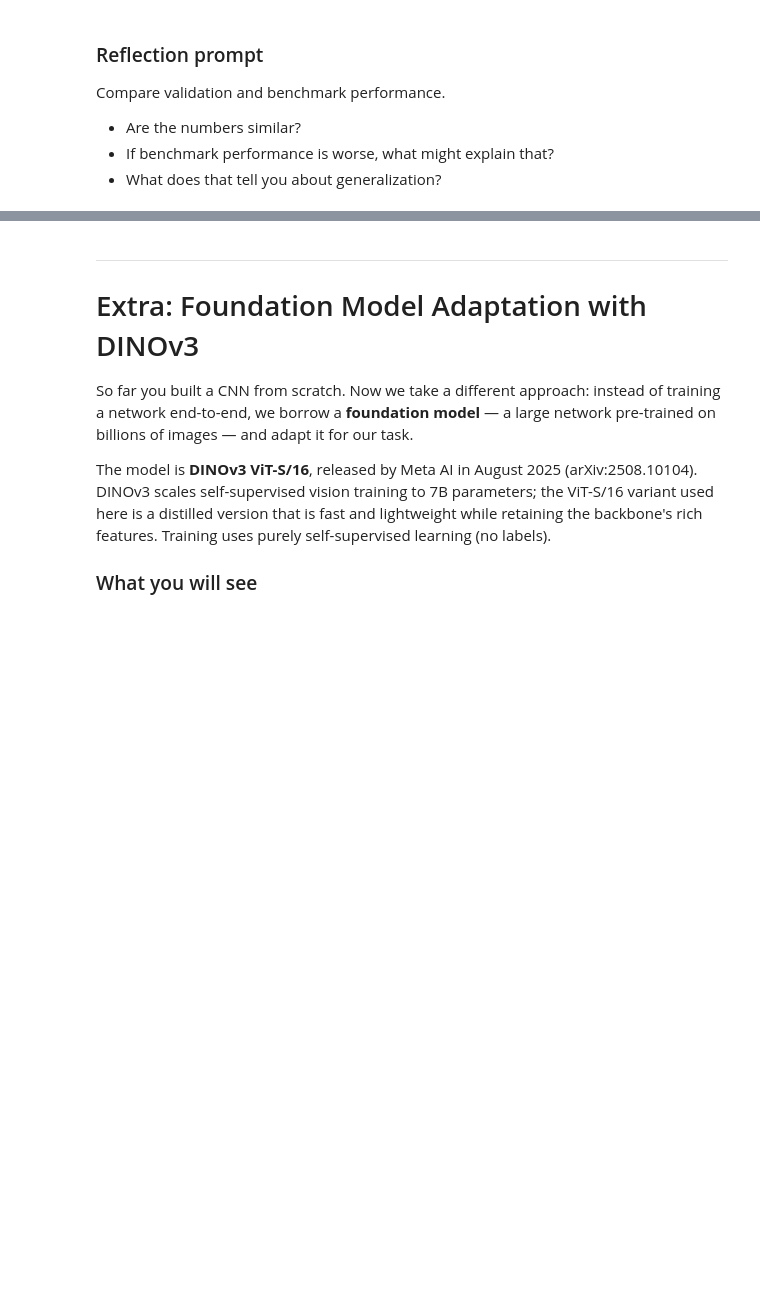
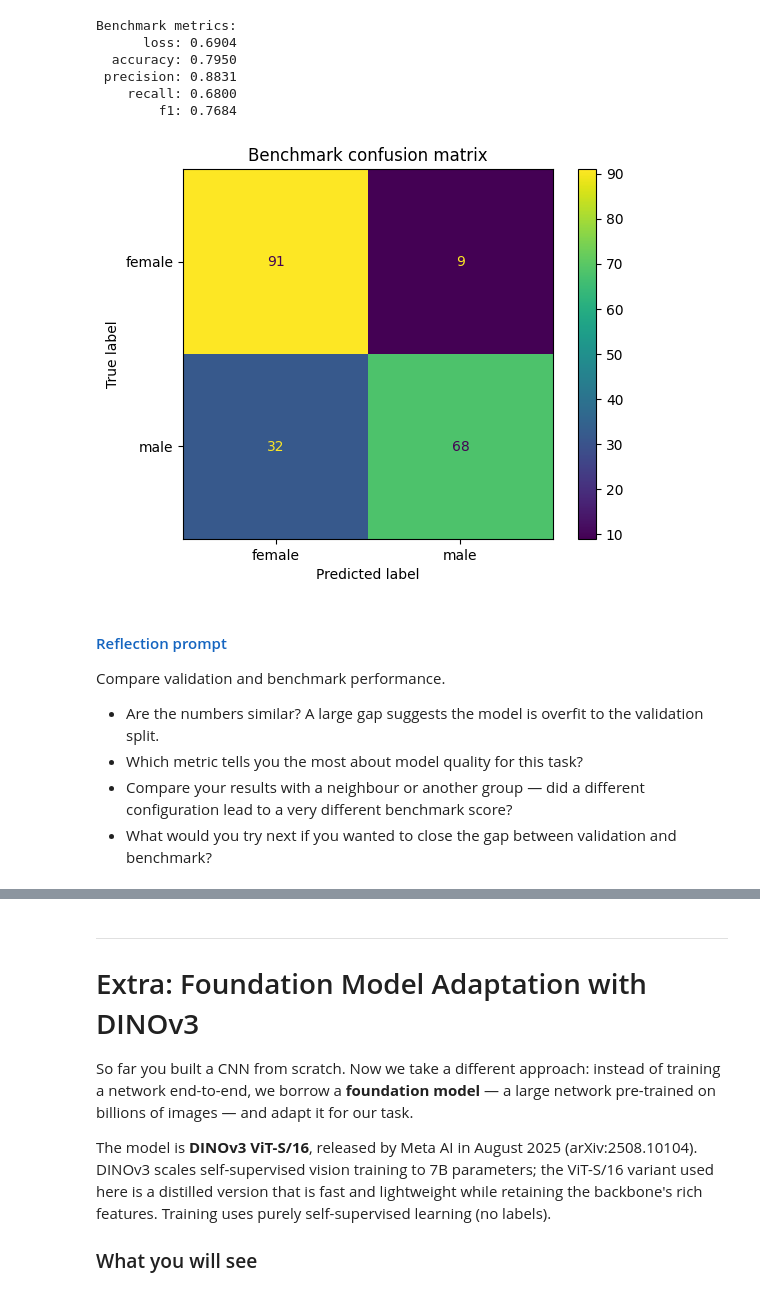
Before and after one commit to FHNW-VISED/cvlab_notebooks, a Jupyter notebook: cvlab_cnns_handcrafted.ipynb, the cells around one changed output, grey strips where cells are left out. Drawn from its saved outputs; the diff is of its cells as text; code cells hidden in the pictures; blank space fills up the shorter version.

```diff
--- a/cvlab_cnns_handcrafted.ipynb
+++ b/cvlab_cnns_handcrafted.ipynb
@@ -688,23 +1000,33 @@ print("Benchmark set:", X_bench.shape, y_bench.shape)
 # %%
 
-bench_metrics = evaluate_model(model, benchmark_dataset, batch_size=batch_size, device=device)
+bench_metrics = evaluate_model(model, benchmark_dataset, batch_size=BATCH_SIZE, device=device)
 
 print("Benchmark metrics:")
 for k in ["loss", "accuracy", "precision", "recall", "f1"]:
     print(f"{k:>10}: {bench_metrics[k]:.4f}")
 
 ConfusionMatrixDisplay.from_predictions(
     bench_metrics["y_true"], bench_metrics["y_pred"], display_labels=["female", "male"]
 )
 plt.title("Benchmark confusion matrix")
 plt.show()
+# %% [output]
+Benchmark metrics:
+      loss: 0.6904
+  accuracy: 0.7950
+ precision: 0.8831
+    recall: 0.6800
+        f1: 0.7684
+[figure, added]
 # %% [markdown]
-### Reflection prompt
+<h4 style="color:#1565C0">Reflection prompt</h4>
+
 Compare validation and benchmark performance.
 
-- Are the numbers similar?
-- If benchmark performance is worse, what might explain that?
-- What does that tell you about generalization?
+- Are the numbers similar? A large gap suggests the model is overfit to the validation split.
+- Which metric tells you the most about model quality for this task?
+- Compare your results with a neighbour or another group — did a different configuration lead to a very different benchmark score?
+- What would you try next if you wanted to close the gap between validation and benchmark?
 # %% [markdown]
 ## 13. Look at individual predictions
 
```
Also changed, not shown: parts of 62 cells of this notebook, 3 other files.
